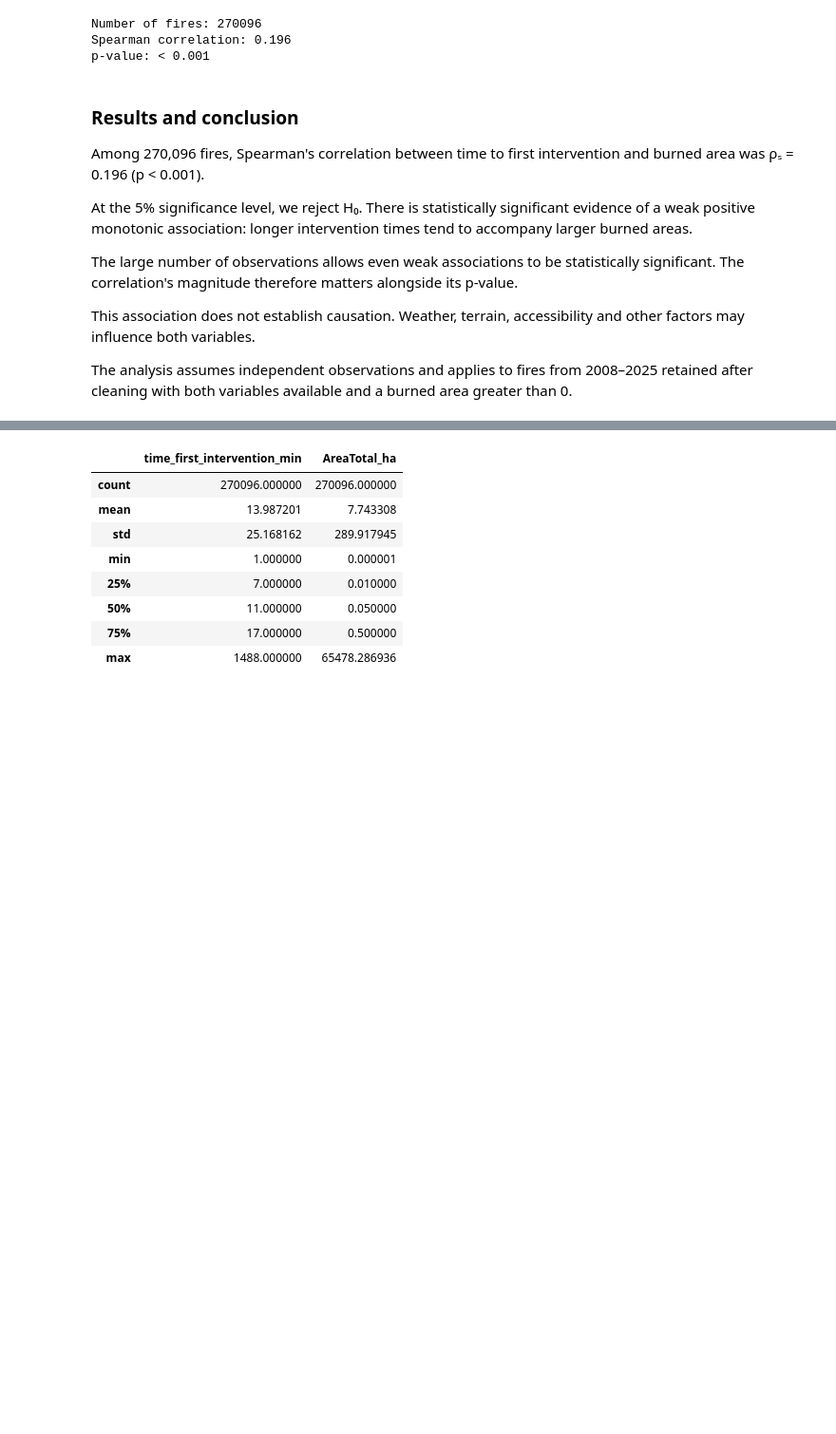
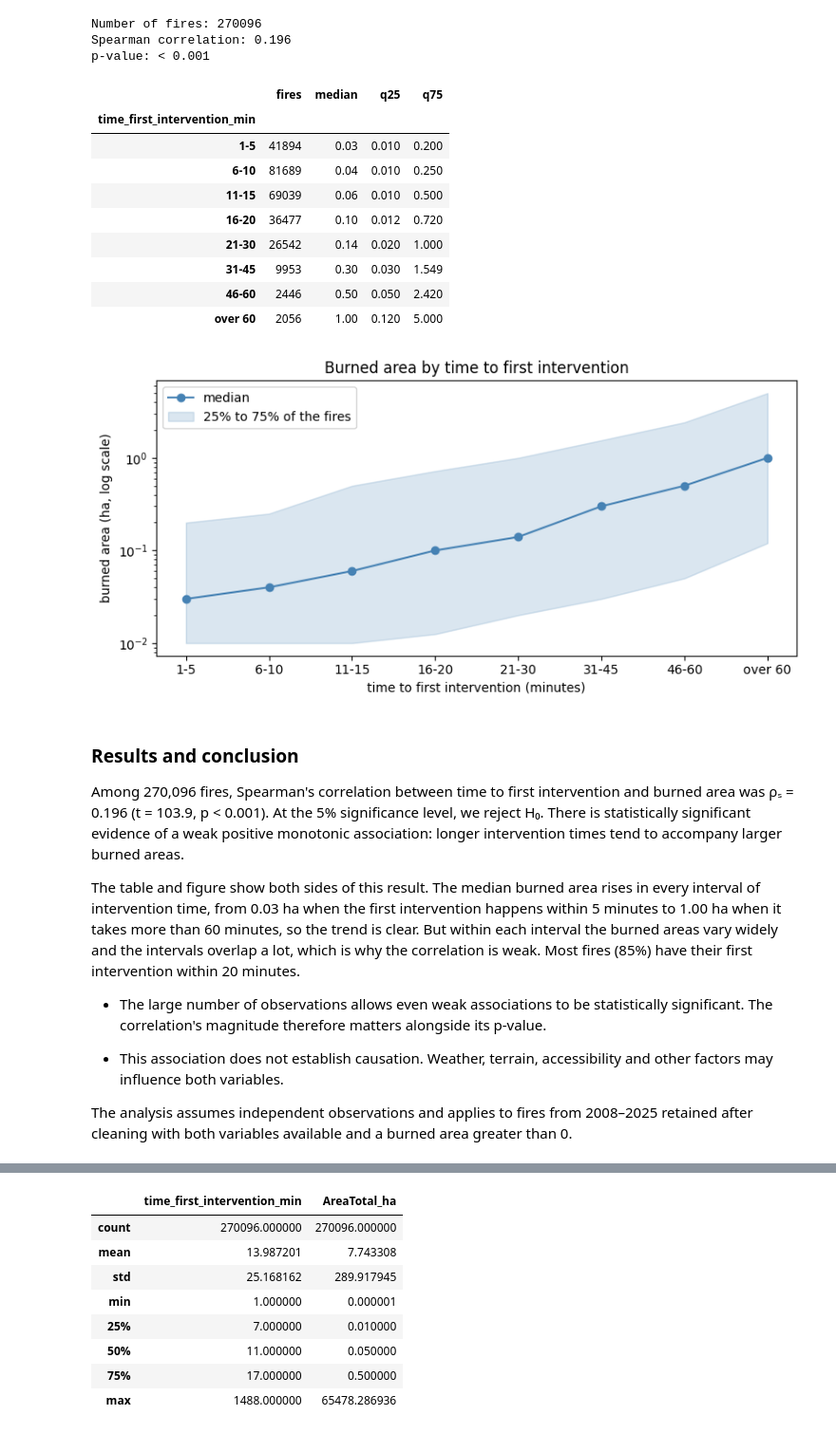
Before and after one commit to KevinSalgado/Statistics_Project, a Jupyter notebook: Data_Preparation_and_Visualization.ipynb, the cells around one changed output, grey strips where cells are left out. Shown at 95% size. Drawn from its saved outputs; the diff is of its cells as text; code cells hidden in the pictures; blank space fills up the shorter version.

```diff
--- a/Data_Preparation_and_Visualization.ipynb
+++ b/Data_Preparation_and_Visualization.ipynb
@@ -2055,22 +3054,68 @@ else:
 Number of fires: 270096
 Spearman correlation: 0.196
 p-value: < 0.001
+# %%
+# Burned area by intervals of time to first intervention:
+# median and the middle 50% of the fires in each interval.
+bins = [0, 5, 10, 15, 20, 30, 45, 60, 1500]
+labels = ["1-5", "6-10", "11-15", "16-20", "21-30", "31-45", "46-60", "over 60"]
+groups = pd.cut(q5["time_first_intervention_min"], bins=bins, labels=labels)
+
+by_time = q5.groupby(groups, observed=True)["AreaTotal_ha"].agg(
+    fires="count", median="median",
+    q25=lambda a: a.quantile(0.25), q75=lambda a: a.quantile(0.75))
+display(by_time.round(3))
+
+fig, ax = plt.subplots(figsize=(8, 4))
+x = range(len(by_time))
+ax.plot(x, by_time["median"], "o-", color="steelblue", label="median")
+ax.fill_between(x, by_time["q25"], by_time["q75"], color="steelblue", alpha=0.2,
+                label="25% to 75% of the fires")
+ax.set_xticks(list(x))
+ax.set_xticklabels(by_time.index)
+ax.set_yscale("log")
+ax.set_xlabel("time to first intervention (minutes)")
+ax.set_ylabel("burned area (ha, log scale)")
+ax.set_title("Burned area by time to first intervention")
+ax.legend()
+plt.tight_layout()
+plt.show()
+# %% [output]
+|  | fires | median | q25 | q75 |
+| time_first_intervention_min |  |  |  |  |
+| 1-5 | 41894 | 0.03 | 0.010 | 0.200 |
+| 6-10 | 81689 | 0.04 | 0.010 | 0.250 |
+| 11-15 | 69039 | 0.06 | 0.010 | 0.500 |
+| 16-20 | 36477 | 0.10 | 0.012 | 0.720 |
+| 21-30 | 26542 | 0.14 | 0.020 | 1.000 |
+| 31-45 | 9953 | 0.30 | 0.030 | 1.549 |
+| 46-60 | 2446 | 0.50 | 0.050 | 2.420 |
+| over 60 | 2056 | 1.00 | 0.120 | 5.000 |
+[figure, added]
 # %% [markdown]
 ### Results and conclusion
 
 Among 270,096 fires, Spearman's correlation between time to first
-intervention and burned area was ρₛ = 0.196 (p < 0.001).
-
+intervention and burned area was ρₛ = 0.196 (t = 103.9, p < 0.001).
 At the 5% significance level, we reject H₀. There is statistically
 significant evidence of a weak positive monotonic association:
 longer intervention times tend to accompany larger burned areas.
 
-The large number of observations allows even weak associations to be
+The table and figure show both sides of this result. The median burned
+area rises in every interval of intervention time, from 0.03 ha when the
+first intervention happens within 5 minutes to 1.00 ha when it takes more
+than 60 minutes, so the trend is clear. But within each interval the
+burned areas vary widely and the intervals overlap a lot, which is why
+the correlation is weak. Most fires (85%) have their first intervention
+within 20 minutes.
+
+- The large number of observations allows even weak associations to be
 statistically significant. The correlation's magnitude therefore matters
 alongside its p-value.
 
-This association does not establish causation. Weather, terrain,
+- This association does not establish causation. Weather, terrain,
 accessibility and other factors may influence both variables.
 
 The analysis assumes independent observations and applies to fires
-from 2008–2025 retained after cleaning with both variables available and a burned area greater than 0.
+from 2008–2025 retained after cleaning with both variables available
+and a burned area greater than 0.
```
Also changed, not shown: parts of 80 cells of this notebook, 5 other files.
